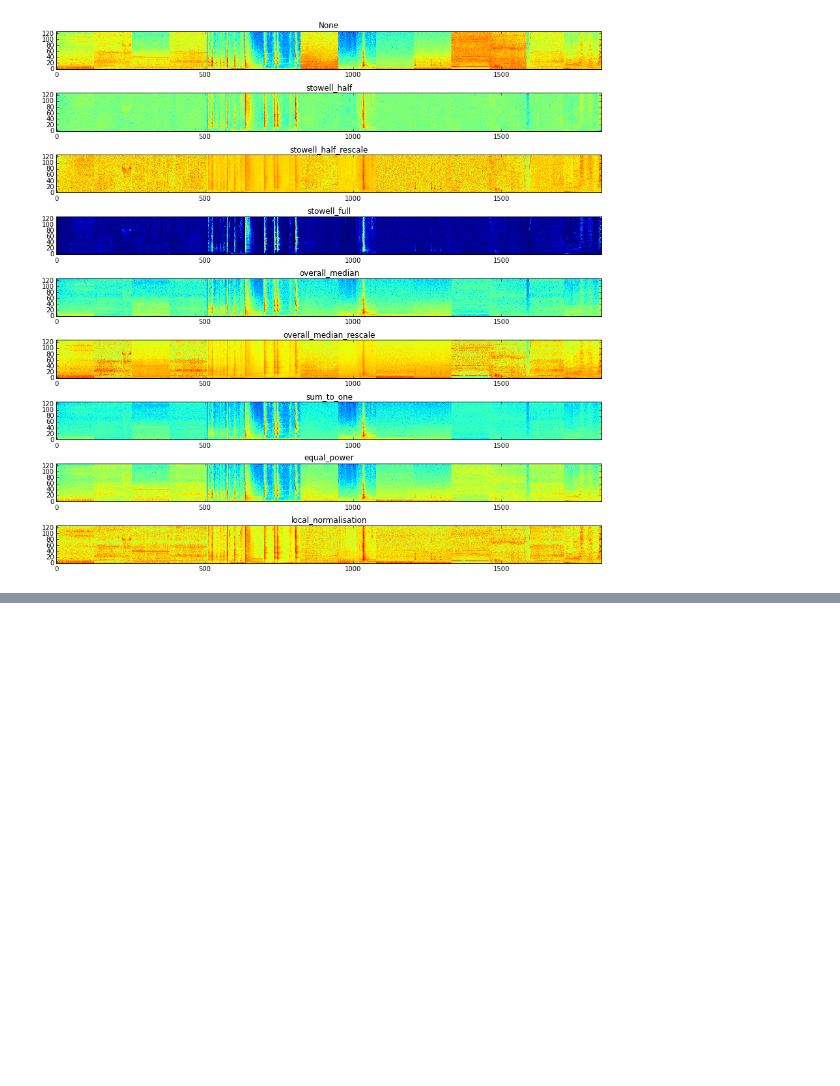
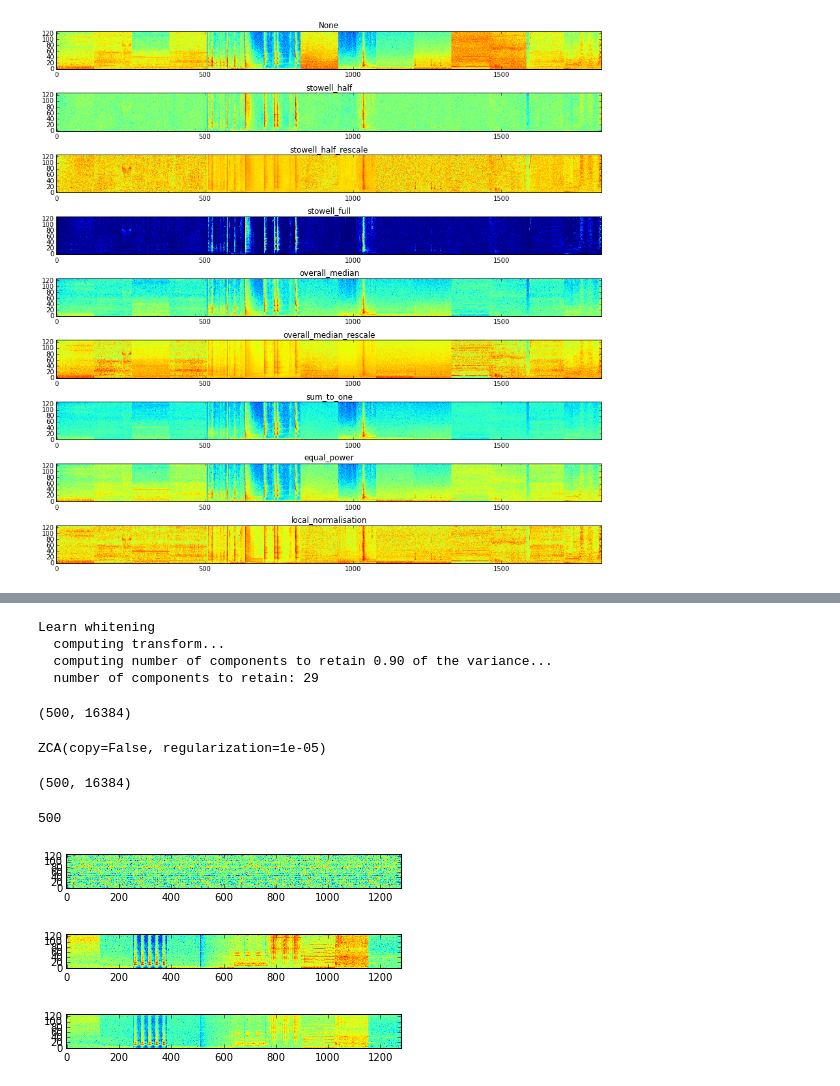
Before and after one commit to mdfirman/CityNet, a Jupyter notebook: notebooks/urban8k/notebooks/check_spectrogram.ipynb, the cells around one changed output, grey strips where cells are left out. Saved outputs shown, nothing was run; the diff lists cells and outputs as text; code cells hidden in the pictures; blank space fills up the shorter version.

```diff
--- a/notebooks/urban8k/notebooks/check_spectrogram.ipynb
+++ b/notebooks/urban8k/notebooks/check_spectrogram.ipynb
@@ -165,3 +162,12 @@ for count, normalisation_strategy in enumerate(strategies):
 # %% [output]
 [1289 7293 1344 7291 4829 1520 6400 5648 4452  239 2443 2102 3416 7290  574]
 [figure]
+# %%
+# now trying whitening
+sys.path.append('..')
+import urban8k_helpers as helpers
+base_path = '/media/michael/Seagate/urban8k/'
+loadpath = base_path + 'splits_128/split' + str(2) + '.pkl'
+data, num_classes = helpers.load_data(
+    loadpath, normalisation=None,
+    small_dataset=False)
@@ -167,0 +211,11 @@ for count, normalisation_strategy in enumerate(strategies):
+# %%
+def whiten(X):
+
+
+
+P = whiten(raw_train_X)
+# %% [output]
+Learn whitening
+  computing transform...
+  computing number of components to retain 0.90 of the variance...
+  number of components to retain: 29
@@ -167,0 +286,36 @@ for count, normalisation_strategy in enumerate(strategies):
+# %%
+zca = ZCA()
+raw_train_X = [helpers.tile_pad(xx, 128).ravel()
+               for xx in data['train_X']]
+raw_train_X = np.vstack(raw_train_X)[:500, :]
+
+print raw_train_X.shape
+zca.fit(raw_train_X)
+# %% [output]
+(500, 16384)
+ZCA(copy=False, regularization=1e-05)
+# %%
+zca_train_X = zca.transform(raw_train_X)
+print zca_train_X.shape
+# %% [output]
+(500, 16384)
+# %%
+def specs_to_strip(specs):
+    specs2 = [xx.reshape(128, 128) for xx in specs]
+    return np.hstack(specs2)
+
+print len(zca_train_X)
+idxs = np.random.randint(0, 500, 10)
+plot_spec(specs_to_strip([zca_train_X[xx] for xx in idxs]))
+plt.figure()
+plot_spec(specs_to_strip([raw_train_X[xx] for xx in idxs]))
+# %% [output]
+500
+[figure, added]
+[figure, added]
+# %%
+normed_train_X = raw_train_X - raw_train_X.mean(0)[None, :]
+normed_train_X /= normed_train_X.var(0)
+plot_spec(specs_to_strip([normed_train_X[xx] for xx in idxs]))
+# %% [output]
+[figure, added]
```
Also changed, not shown: parts of 10 cells of this notebook, 8 other files.
